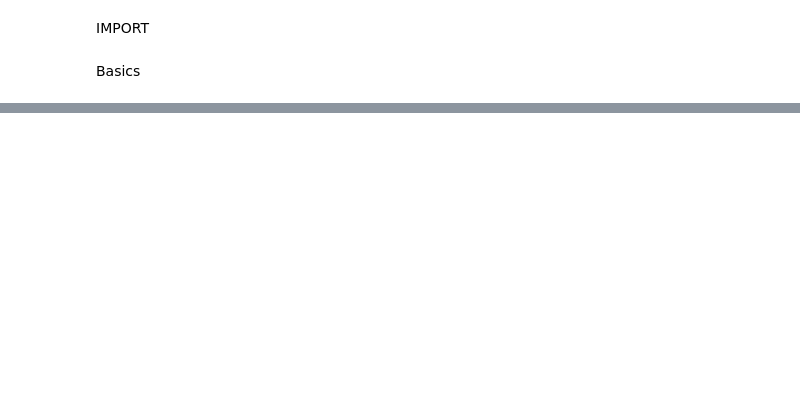
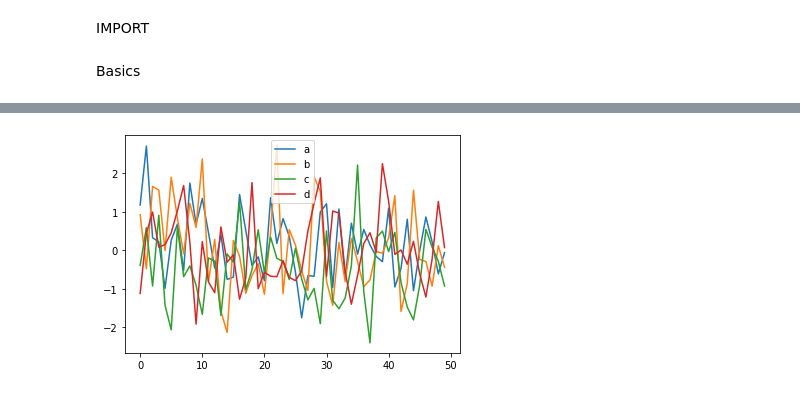
Before and after one commit to Shashwat26Bhatnagar/Stats-and-Plotly, a Jupyter notebook: plotl.ipynb, the cells around one changed output, grey strips where cells are left out. Cells and saved outputs as stored; diff of their text form; code cells hidden in the pictures; blank space fills up the shorter version.

```diff
--- a/plotl.ipynb
+++ b/plotl.ipynb
@@ -10,15 +32,40 @@ import chart_studio.plotly as py
 import seaborn as sns
 import plotly.express as px
 %matplotlib inline
-
+from jupyter_dash import JupyterDash
 from plotly.offline import download_plotlyjs,init_notebook_mode,plot,iplot
 init_notebook_mode(connected=True)
 cf.go_offline()
+
+def enable_plotly_in_cell():
+  import IPython
+  from plotly.offline import init_notebook_mode
+  display(IPython.core.display.HTML('''<script src="/static/components/requirejs/require.js"></script>'''))
+  init_notebook_mode(connected=False)
 # %% [markdown]
 Basics
 # %%
+import pandas as pd
+import numpy as np
+import cufflinks as cf
+import chart_studio.plotly as py
+import seaborn as sns
+%matplotlib inline
+from jupyter_dash import JupyterDash
+import plotly.offline as py_offline
+import plotly.offline as py
+py.init_notebook_mode(connected=True)
+import plotly.graph_objs as go
+import plotly.io as pio
+pio.renderers.default = 'colab'
+from plotly.offline import init_notebook_mode, iplot
+cf.go_offline()
+import dash_html_components as html
+
 arr_1=np.random.randn(50,4)#50- number of data and 4 is column number\
 df_1=pd.DataFrame(arr_1,columns=['a','b','c','d'])
 df_1.head()
 df_1.plot()
-df_1.iplot
+enable_plotly_in_cell()
+df_1.iplot()
+# %% [output]
@@ -24,0 +74 @@ df_1.iplot
+[figure, added]
```
Also changed, not shown: parts of 2 cells of this notebook.
